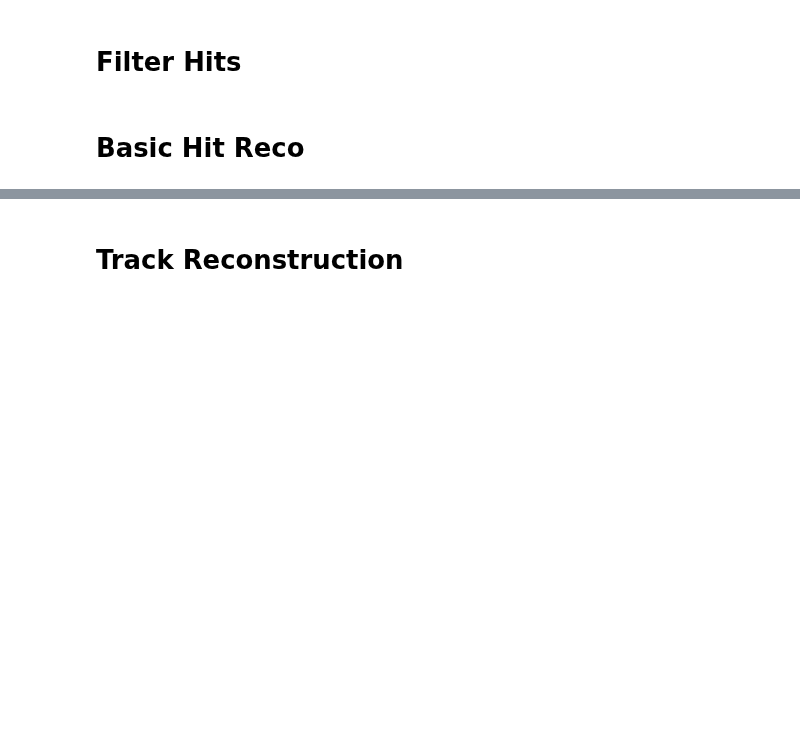
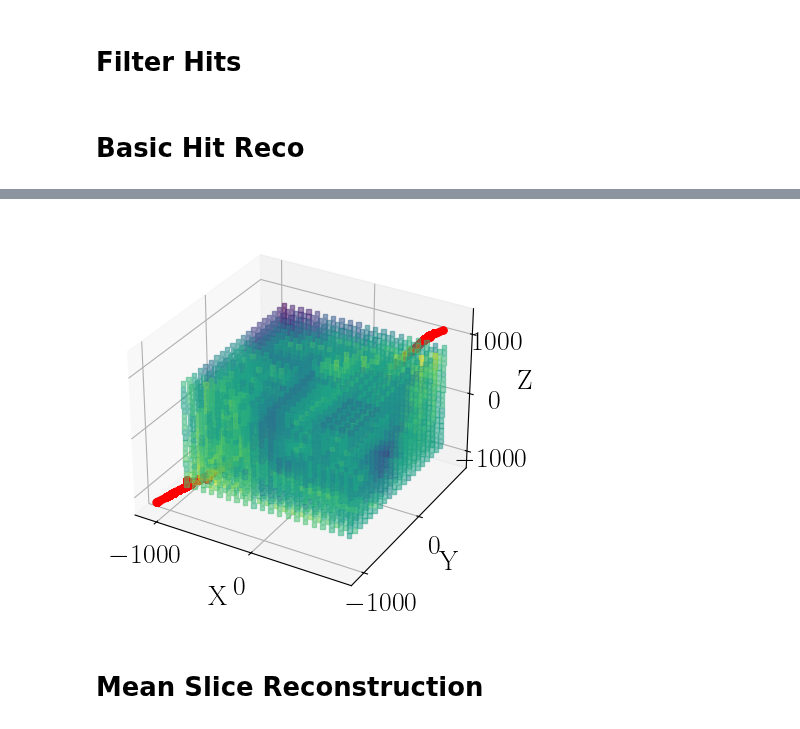
Before and after one commit to Noah-Everett/DSPS-Detector, a Jupyter notebook: analysis/trackAnalysis.ipynb, the cells around one changed output, grey strips where cells are left out. Saved outputs shown, nothing was run; the diff lists cells and outputs as text; code cells hidden in the pictures; blank space fills up the shorter version.

Commit message:
Lots of progress on track reco

```diff
--- a/analysis/trackAnalysis.ipynb
+++ b/analysis/trackAnalysis.ipynb
@@ -68,3 +73,8 @@ df_hits = filter_hits(df_hits, radius=search_radius, number=search_number)
 # %%
 def rToTheta(r):
     return r/(CM_PER_RAD*MM_PER_CM)
+df_hits = make_r(df_hits)
+df_hits = filter_r(df_hits, Y_LIM)
+df_hits = make_theta(df_hits, rToTheta)
+df_hits = make_phi(df_hits)
+df_hits = make_reconstructedVector_direction(df_hits)
@@ -75,0 +83,10 @@ df_hits = make_phi(df_hits)
+# %%
+grid, grid_ind, grid_pos = get_voxelGrid(
+    (20, 20, 20),
+    DETECTOR_SIZE_MM,
+    np.array(df_hits['sensor_position'].to_list()).reshape(-1,3),
+    np.array(df_hits['reconstructedVector_direction'].to_list()).reshape(-1,3),
+    [1 for i in range(len(df_hits))],
+    20,
+    True
+)
@@ -76,2 +111,33 @@ df_hits = make_phi(df_hits)
+# %%
+# %matplotlib qt
+# %matplotlib inline
+
+fig = plt.figure()
+ax = fig.add_subplot(111, projection='3d')
+voxelGrid = ax.scatter(grid_pos[:,0],
+                       grid_pos[:,1],
+                       grid_pos[:,2],
+                       c=grid[grid >= 0],
+                       cmap='viridis',
+                       marker='s',
+                       alpha=0.5,
+                       s=10,
+                       norm=LogNorm())  # Use LogNorm for log scale
+track = ax.plot(np.array(df_primary['position'].to_list()).reshape(-1,3)[:,0],
+                np.array(df_primary['position'].to_list()).reshape(-1,3)[:,1],
+                np.array(df_primary['position'].to_list()).reshape(-1,3)[:,2],
+                c='r',
+                marker='o',
+                markersize=5,
+                linewidth=2)
+ax.set_xlabel('X')
+ax.set_ylabel('Y')
+ax.set_zlabel('Z')
+sm = plt.cm.ScalarMappable(cmap='viridis', norm=LogNorm())
+sm.set_array(grid[grid > 0])
+# cbar = fig.colorbar(sm, ax=ax, label='Color Bar (Log Scale)')
+fig.show()
+# %% [output]
+[figure, added]
 # %% [markdown]
-# Track Reconstruction
+# Mean Slice Reconstruction
```
Also changed, not shown: parts of 20 cells of this notebook, 9 other files.
